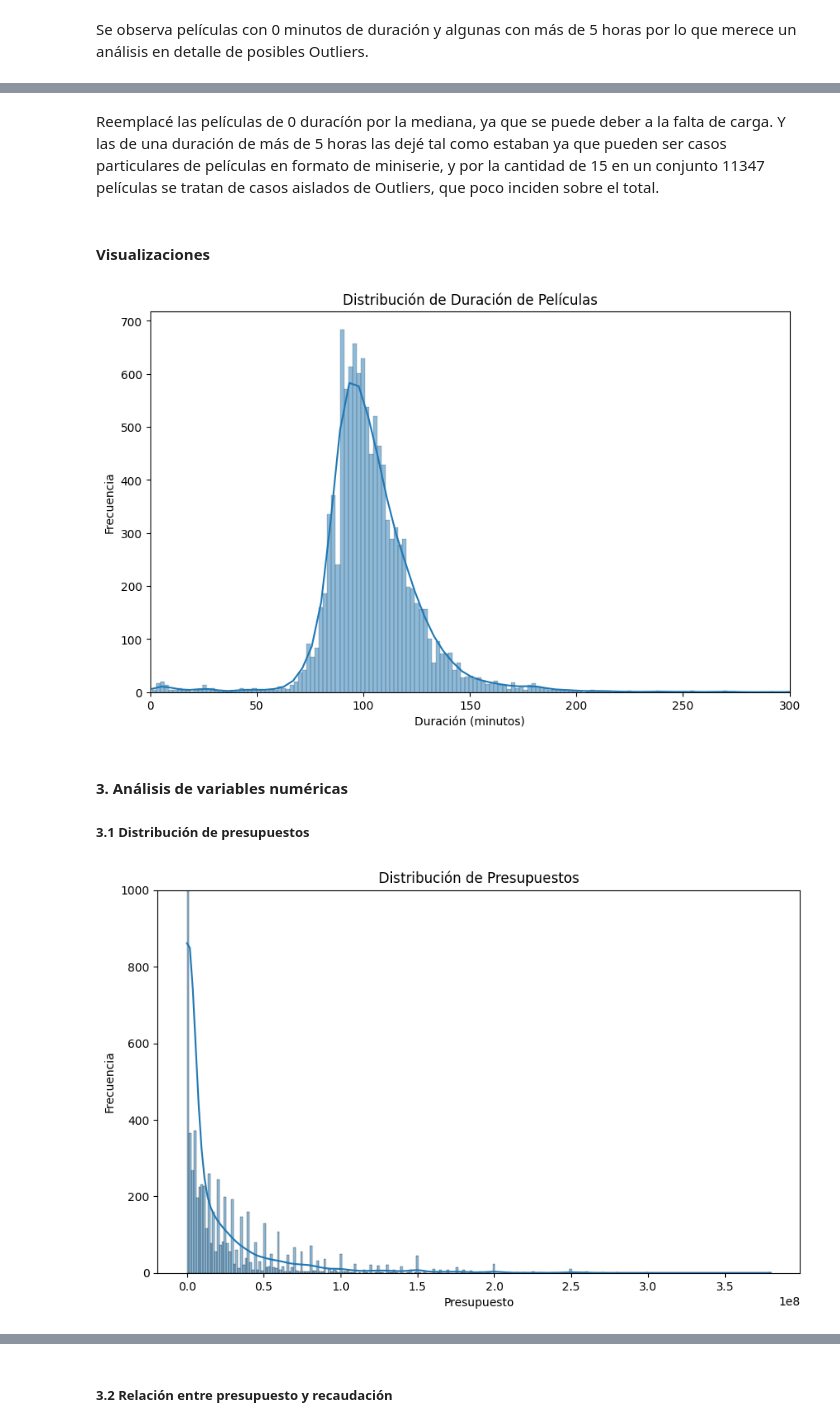
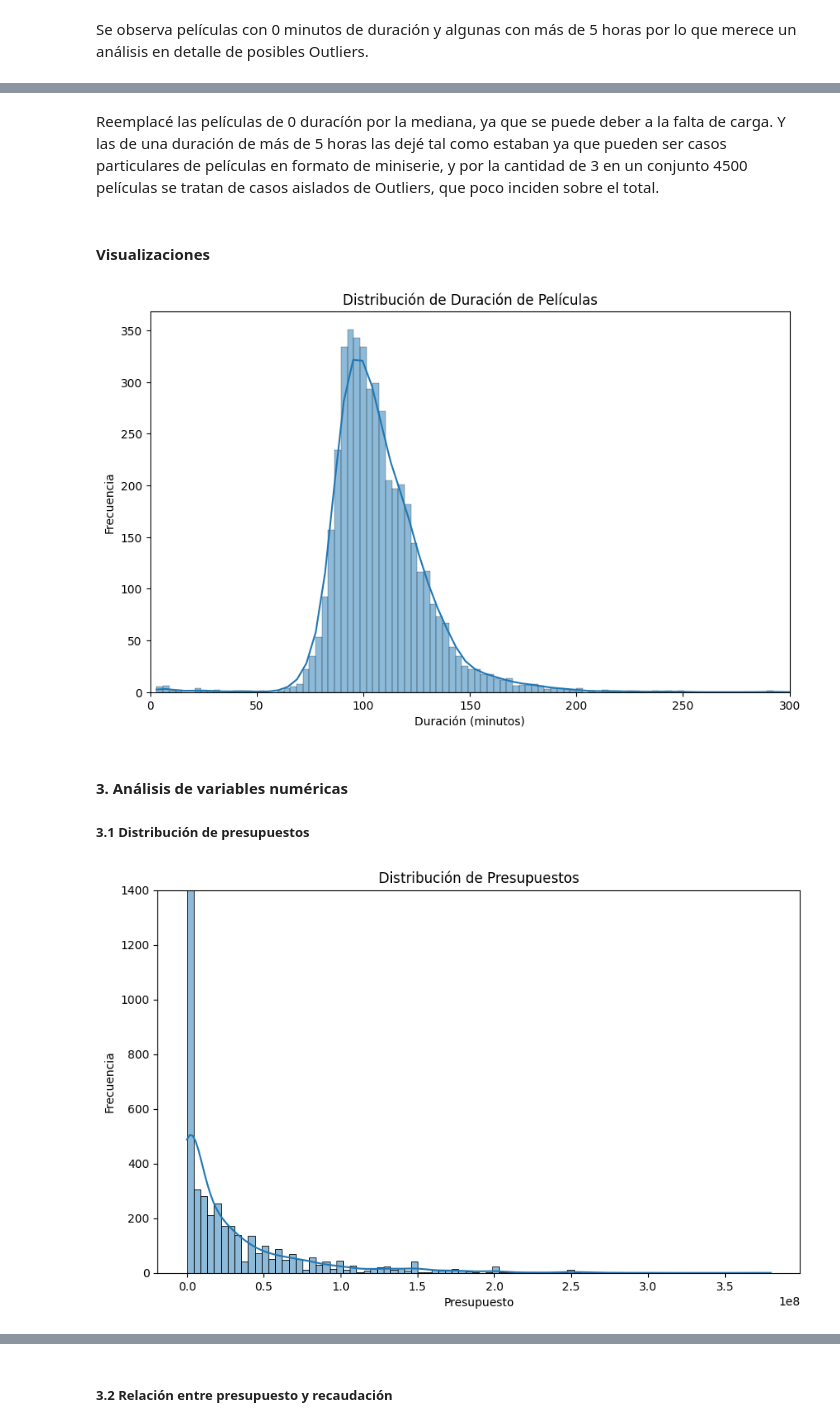
Before and after one commit to Adlazz/movies_rs, a Jupyter notebook: Notebooks/2. EDA_movies.ipynb, the cells around one changed output, grey strips where cells are left out. Saved outputs shown, nothing was run; the diff lists cells and outputs as text; code cells hidden in the pictures.

```diff
--- a/Notebooks/2. EDA_movies.ipynb
+++ b/Notebooks/2. EDA_movies.ipynb
@@ -10,7 +10,7 @@ from wordcloud import WordCloud
 import numpy as np
 
 # Cargar el dataset
-df = pd.read_csv('../Datasets/movies_top_25_percent.csv')
+df = pd.read_csv('../Datasets/movies_top_10_percent.csv')
 # %% [markdown]
 2. Visión general de los datos
 # %%
@@ -123,7 +104,7 @@ Total de películas con duración mayor a 300 minutos: 15
 median_runtime = df['runtime'].median()
 df['runtime'] = df['runtime'].replace(0, median_runtime)
 # %% [markdown]
-Reemplacé las películas de 0 duracíón por la mediana, ya que se puede deber a la falta de carga. Y las de una duración de más de 5 horas las dejé tal como estaban ya que pueden ser casos particulares de películas en formato de miniserie, y por la cantidad de 15 en un conjunto 11347 películas se tratan de casos aislados de Outliers, que poco inciden sobre el total.
+Reemplacé las películas de 0 duracíón por la mediana, ya que se puede deber a la falta de carga. Y las de una duración de más de 5 horas las dejé tal como estaban ya que pueden ser casos particulares de películas en formato de miniserie, y por la cantidad de 3 en un conjunto 4500 películas se tratan de casos aislados de Outliers, que poco inciden sobre el total.
 # %% [markdown]
 #### Visualizaciones
 # %%
@@ -138,20 +119,20 @@ plt.ylabel('Frecuencia')
 plt.xlim(0, 300)  # Agregar el límite en el eje X
 plt.show()
 # %% [output]
-[figure, old version]
+[figure, new version]
 # %% [markdown]
 #### 3. Análisis de variables numéricas
 ##### 3.1 Distribución de presupuestos
 # %%
 plt.figure(figsize=(10, 6))
 sns.histplot(df['budget'], kde=True)
 plt.title('Distribución de Presupuestos')
 plt.xlabel('Presupuesto')
 plt.ylabel('Frecuencia')
-plt.ylim(0,1000)
+plt.ylim(0,1400)
 plt.show()
 # %% [output]
-[figure, old version]
+[figure, new version]
 # %%
 # Contar películas con presupuesto cero
 peliculas_presupuesto_cero = df[df['budget'] == 0]
```
Also changed, not shown: parts of 14 cells of this notebook, 13 other files.
